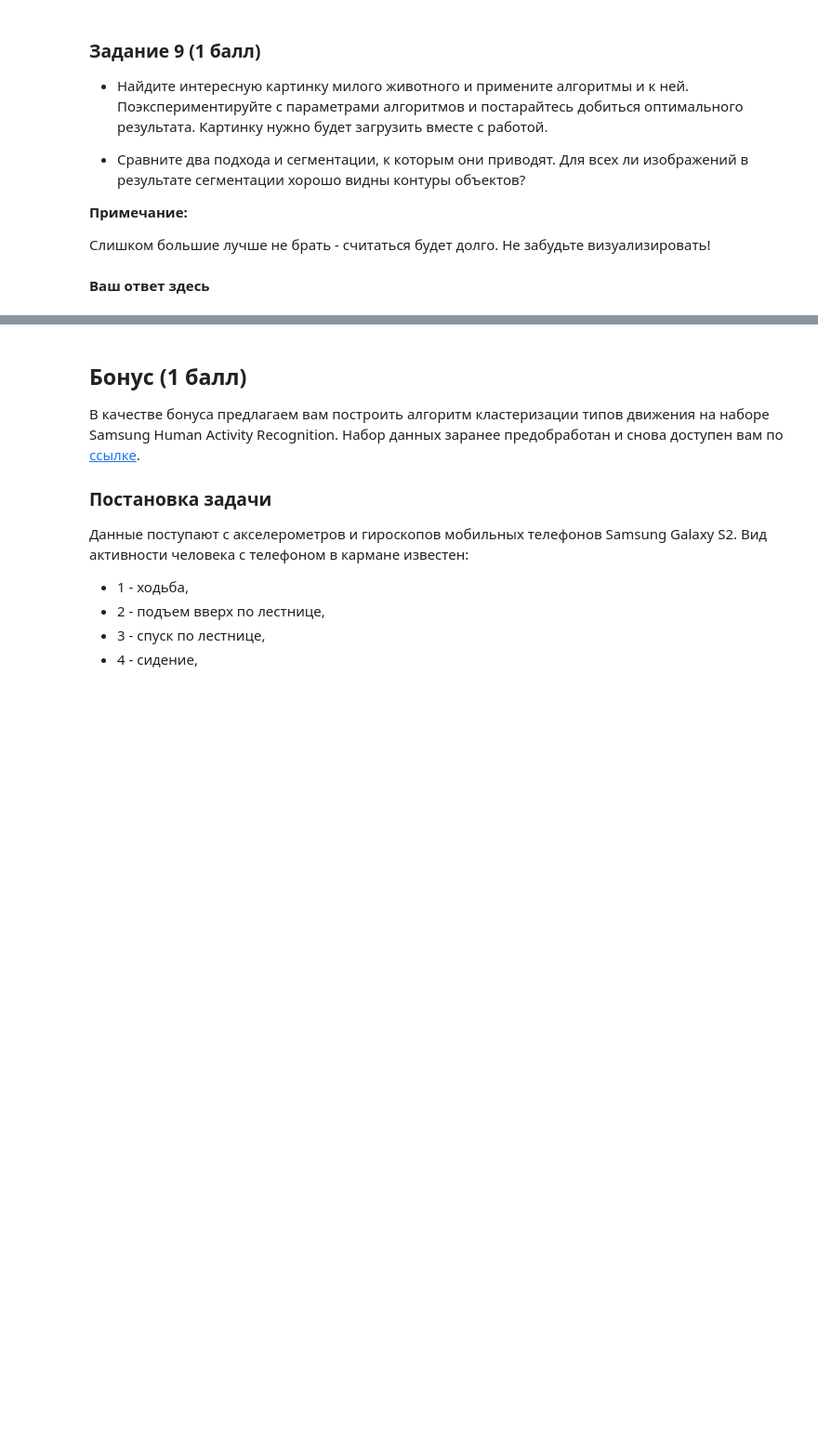
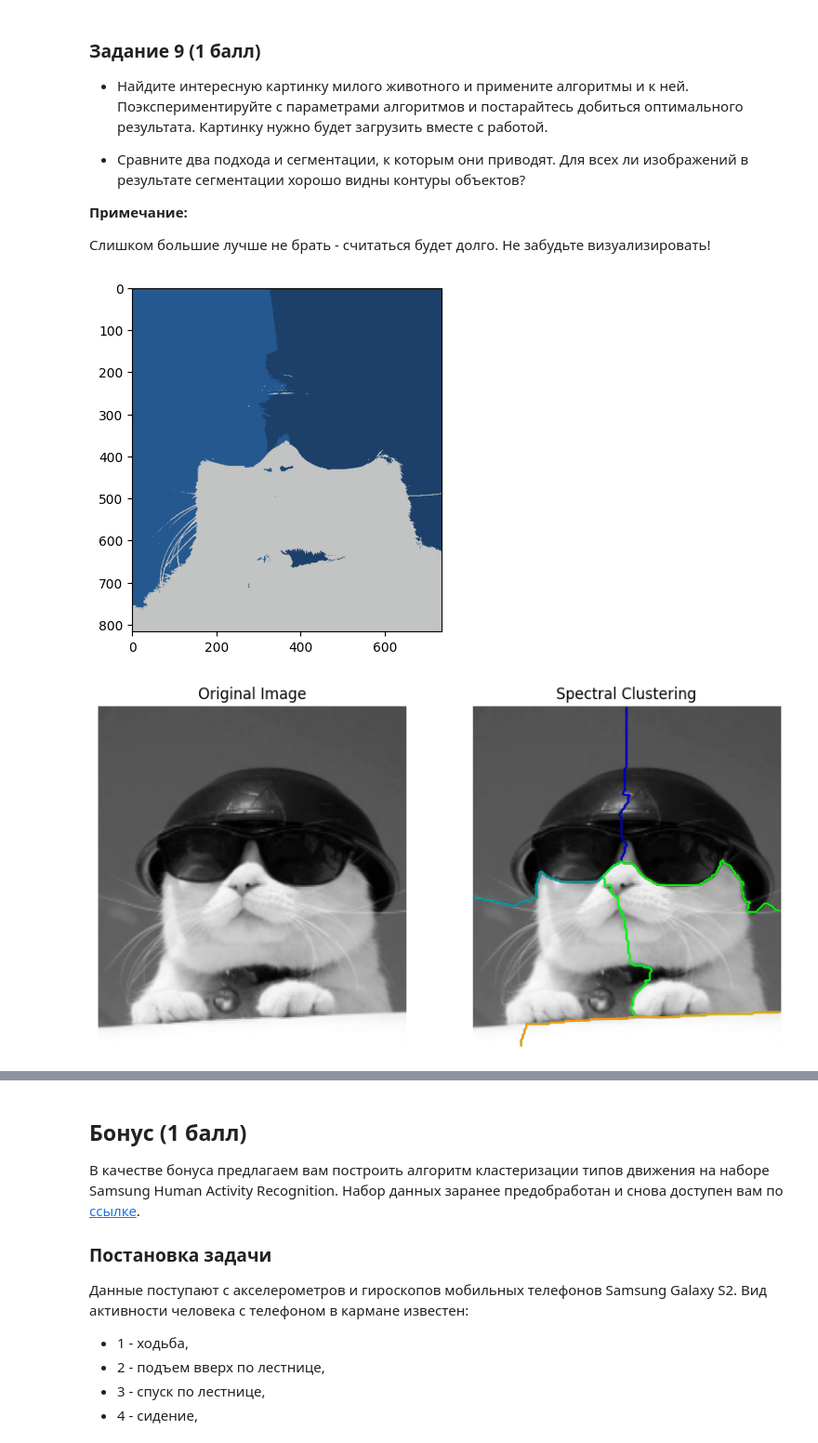
Before and after one commit to HerrVonBeloff/ML_HW5, a Jupyter notebook: AI_HW5_boosting_pro.ipynb, the cells around one changed output, grey strips where cells are left out. Shown at 93% size. Drawn from its saved outputs; the diff is of its cells as text; code cells hidden in the pictures; blank space fills up the shorter version.

```diff
--- a/AI_HW5_boosting_pro.ipynb
+++ b/AI_HW5_boosting_pro.ipynb
@@ -797,2 +786,9 @@ def process_image(image_path, n_clusters, beta=5):
-# %% [markdown]
-**Ваш ответ здесь**
+# %%
+cool_cat = cv.imread('cool_cat.jpg')[...,::-1]
+plt.imshow(find_components(cool_cat, 0.6, 3))
+plt.show()
+labels, img = process_image('cool_cat.jpg', 5, beta=10)
+plot_results(img, labels, 5)
+# %% [output]
+[figure, added]
+[figure, added]
```
Also changed, not shown: parts of 37 cells of this notebook.
